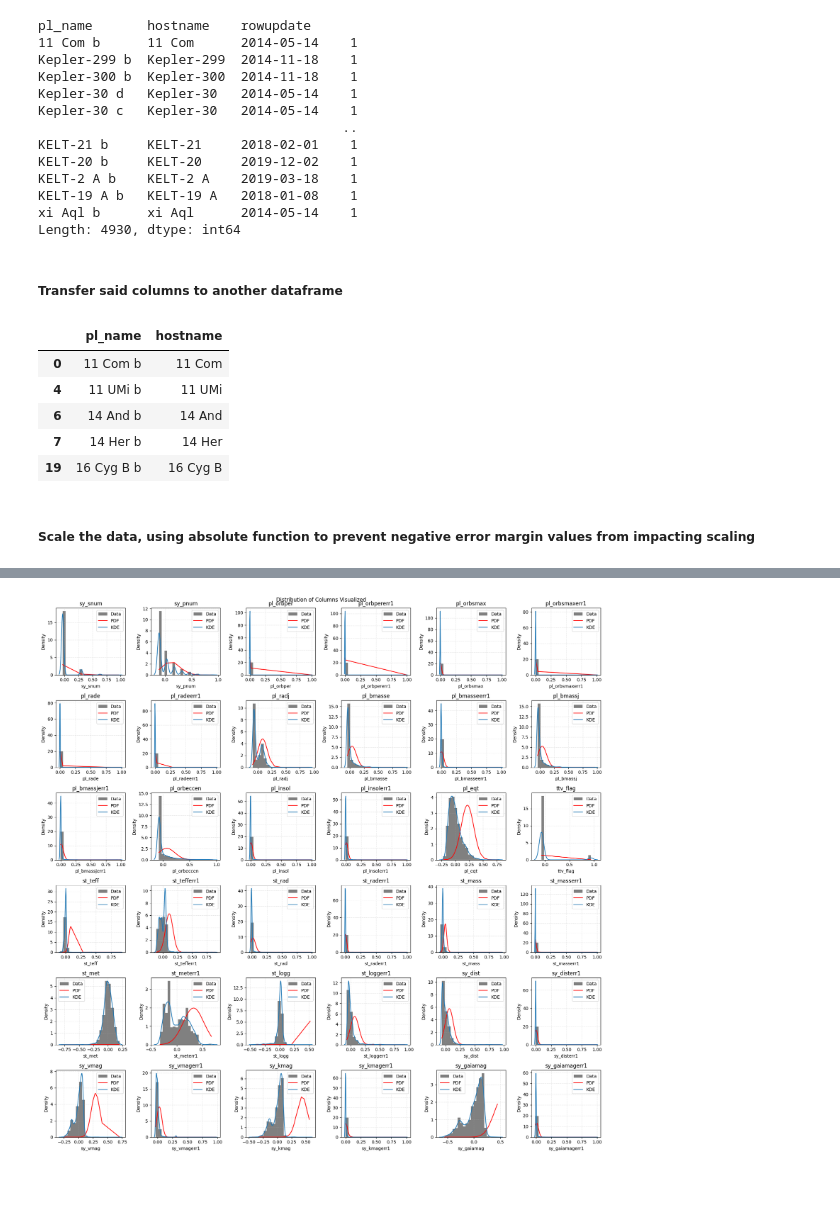
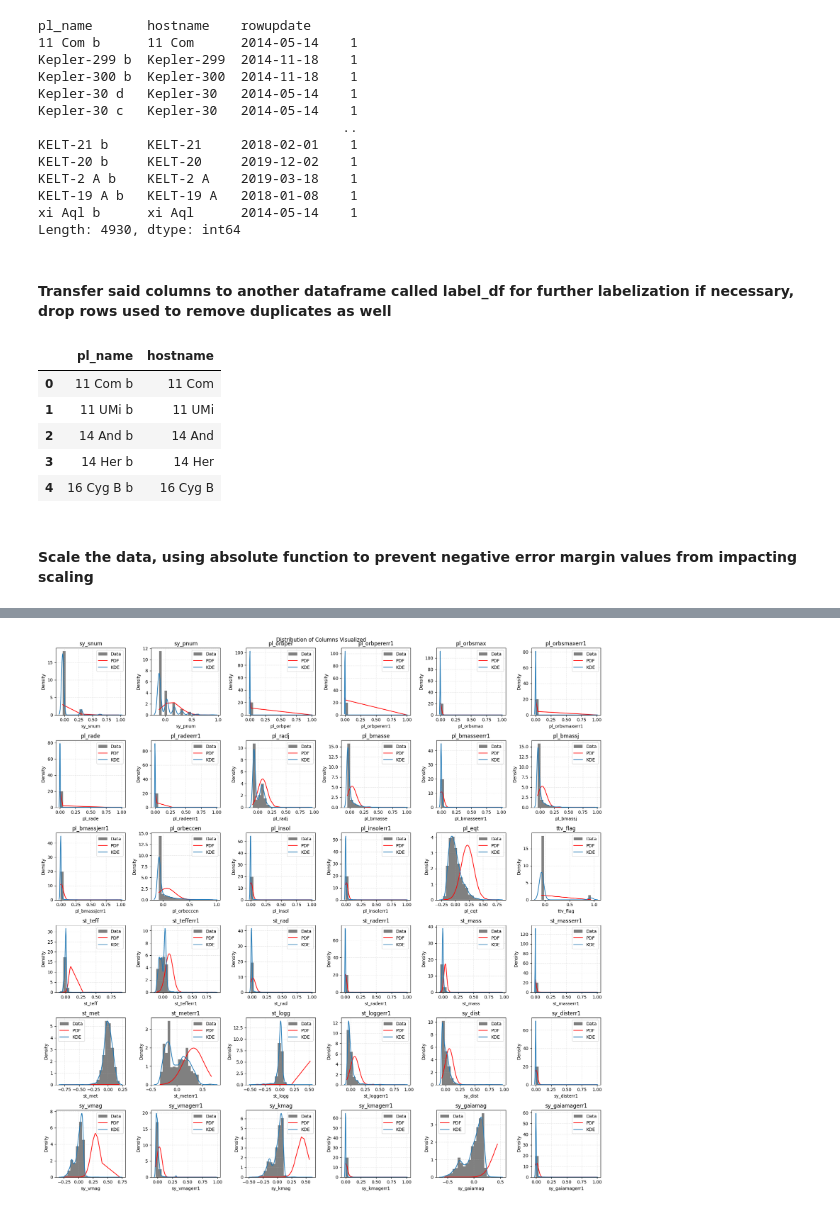
Before and after one commit to hikmetguner/exoplanet-habitability, a Jupyter notebook: bbm467_template_EN.ipynb, the cells around one changed output, grey strips where cells are left out. Saved outputs shown, nothing was run; the diff lists cells and outputs as text; code cells hidden in the pictures; blank space fills up the shorter version.

```diff
--- a/bbm467_template_EN.ipynb
+++ b/bbm467_template_EN.ipynb
@@ -155,0 +173,8 @@ drop_columns = []
+# %%
+earth = {'pl_name':'Earth','hostname':'Sol','sy_snum':1,'sy_pnum': 8,'pl_orbper': 365,'pl_orbsmax': 1,'pl_rade': 1,'pl_bmasse': 1,'pl_bmassj': 0.0031,'pl_orbeccen': 0.0167,'pl_eqt': 255,'ttv_flag':1 ,'st_teff': 5780,'st_rad':1,'st_mass': 1,'st_met': 0.012,'st_logg': 4.438}
+venus = {'pl_name':'Venus','hostname':'Sol','sy_snum':1,'sy_pnum': 8,'pl_orbper': 225,'pl_orbsmax': 0.723,'pl_rade': 0.949,'pl_bmasse': 0.815,'pl_bmassj': 0.00256,'pl_orbeccen': 0.006772,'pl_eqt': 226,'ttv_flag':1,'st_teff': 5780,'st_rad':1,'st_mass': 1,'st_met': 0.012,'st_logg': 4.438}
+mars = {'pl_name':'Mars','hostname':'Sol','sy_snum':1,'sy_pnum': 8,'pl_orbper': 687,'pl_orbsmax': 1.524,'pl_rade': 0.532,'pl_bmasse': 0.107,'pl_bmassj': 0.000338,'pl_orbeccen': 0.093,'pl_eqt': 210,'ttv_flag':1,'st_teff': 5780,'st_rad':1,'st_mass': 1,'st_met': 0.012,'st_logg': 4.438}
+df = df.append(earth,ignore_index=True)
+df = df.append(venus,ignore_index=True)
+df = df.append(mars,ignore_index=True)
+df.head()
@@ -158,5 +193,5 @@ drop_columns = []
 # %%
-drop_columns.extend([
+drop_columns = [
     'default_flag',
     'discoverymethod',
     'disc_year',
@@ -203,6 +238,7 @@ drop_columns.extend([
     'pl_radeerr2',
     'pl_orbpererr2',
     'pl_insolerr2',
-    'sy_disterr2'
-    ])
+    'sy_disterr2',
+    'empty_col_count'
+]
 # %% [markdown]
@@ -311,20 +347,20 @@ KELT-19 A b   KELT-19 A   2018-01-08    1
 xi Aql b      xi Aql      2014-05-14    1
 Length: 4930, dtype: int64
 # %% [markdown]
-##### Transfer said columns to another dataframe
+#### Transfer said columns to another dataframe called label_df for further labelization if necessary, drop rows used to remove duplicates as well
 # %%
 label_df = df[['pl_name','hostname']]
-df = df.drop(['pl_name','hostname','rowupdate','empty_col_count'], axis=1)
+df = df.drop(['pl_name','hostname','rowupdate'], axis=1)
 label_df.head()
 # %% [output]
 |  | pl_name | hostname |
 | 0 | 11 Com b | 11 Com |
-| 4 | 11 UMi b | 11 UMi |
-| 6 | 14 And b | 14 And |
-| 7 | 14 Her b | 14 Her |
-| 19 | 16 Cyg B b | 16 Cyg B |
+| 1 | 11 UMi b | 11 UMi |
+| 2 | 14 And b | 14 And |
+| 3 | 14 Her b | 14 Her |
+| 4 | 16 Cyg B b | 16 Cyg B |
 # %% [markdown]
-##### Scale the data, using absolute function to prevent negative error margin values from impacting scaling
+#### Scale the data, using absolute function to prevent negative error margin values from impacting scaling
 # %%
 scaler = MinMaxScaler()
 df.apply(np.abs)
```
Also changed, not shown: parts of 132 cells of this notebook, 2 other files.
